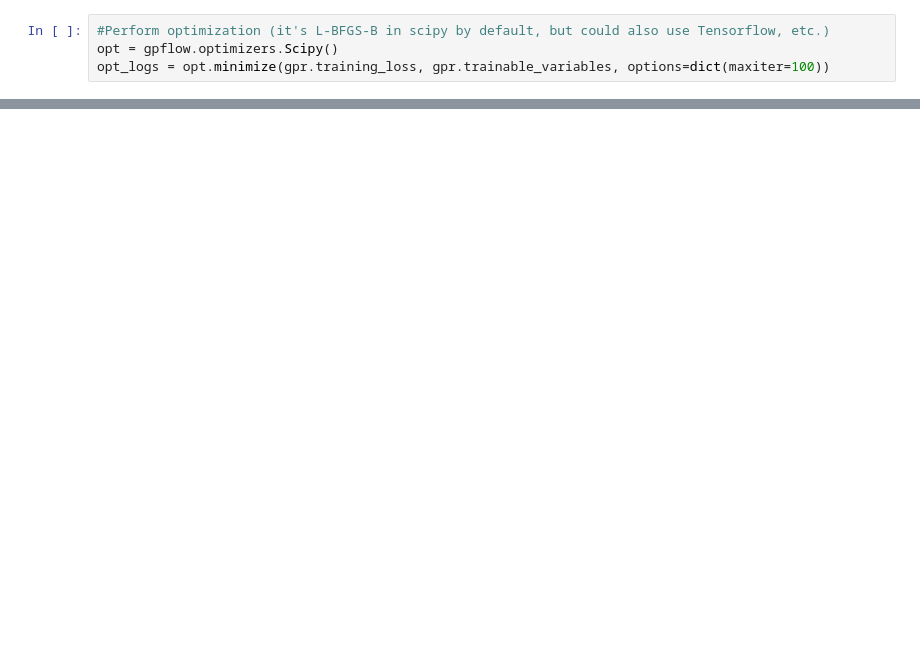
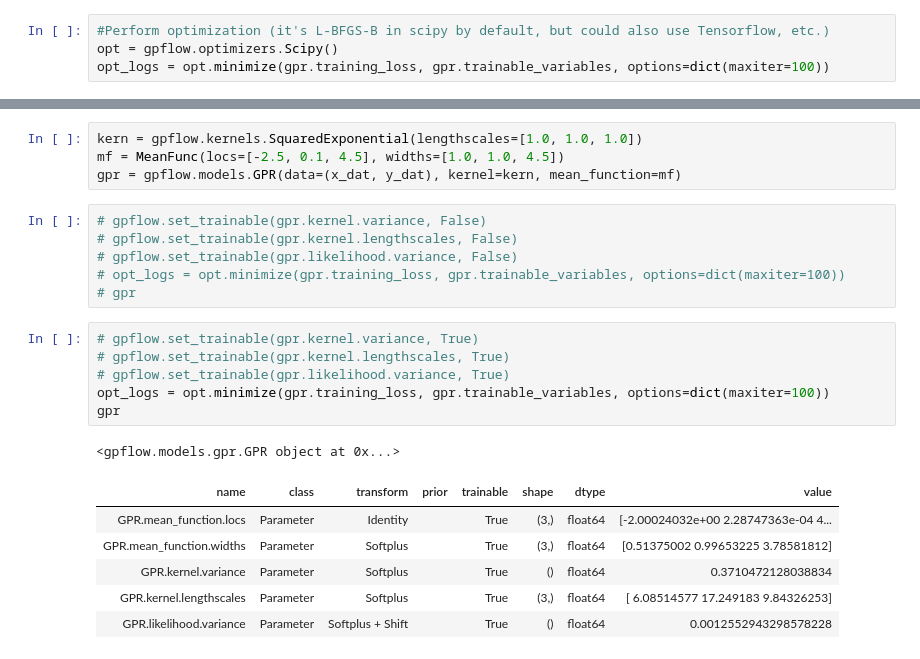
Before and after one commit to wpk-nist-gov/MATSgp, a Jupyter notebook: cci_workup/Uncertainty_GPR_example.ipynb, the cells around one changed output, grey strips where cells are left out. Cells and saved outputs as stored; diff of their text form; blank space fills up the shorter version.

```diff
--- a/cci_workup/Uncertainty_GPR_example.ipynb
+++ b/cci_workup/Uncertainty_GPR_example.ipynb
@@ -135,0 +169,24 @@ ax[2].plot(test_x[:, :1], orig_noise[:x.shape[0]], 'k--')
+# %%
+kern = gpflow.kernels.SquaredExponential(lengthscales=[1.0, 1.0, 1.0])
+mf = MeanFunc(locs=[-2.5, 0.1, 4.5], widths=[1.0, 1.0, 4.5])
+gpr = gpflow.models.GPR(data=(x_dat, y_dat), kernel=kern, mean_function=mf)
+# %%
+# gpflow.set_trainable(gpr.kernel.variance, False)
+# gpflow.set_trainable(gpr.kernel.lengthscales, False)
+# gpflow.set_trainable(gpr.likelihood.variance, False)
+# opt_logs = opt.minimize(gpr.training_loss, gpr.trainable_variables, options=dict(maxiter=100))
+# gpr
+# %%
+# gpflow.set_trainable(gpr.kernel.variance, True)
+# gpflow.set_trainable(gpr.kernel.lengthscales, True)
+# gpflow.set_trainable(gpr.likelihood.variance, True)
+opt_logs = opt.minimize(gpr.training_loss, gpr.trainable_variables, options=dict(maxiter=100))
+gpr
+# %% [output]
+<gpflow.models.gpr.GPR object at 0x...>
+| name | class | transform | prior | trainable | shape | dtype | value |
+| GPR.mean_function.locs | Parameter | Identity |  | True | (3,) | float64 | [-2.00024032e+00 2.28747363e-04 4... |
+| GPR.mean_function.widths | Parameter | Softplus |  | True | (3,) | float64 | [0.51375002 0.99653225 3.78581812] |
+| GPR.kernel.variance | Parameter | Softplus |  | True | () | float64 | 0.3710472128038834 |
+| GPR.kernel.lengthscales | Parameter | Softplus |  | True | (3,) | float64 | [ 6.08514577 17.249183 9.84326253] |
+| GPR.likelihood.variance | Parameter | Softplus + Shift |  | True | () | float64 | 0.0012552943298578228 |
```
Also changed, not shown: parts of 12 cells of this notebook.
